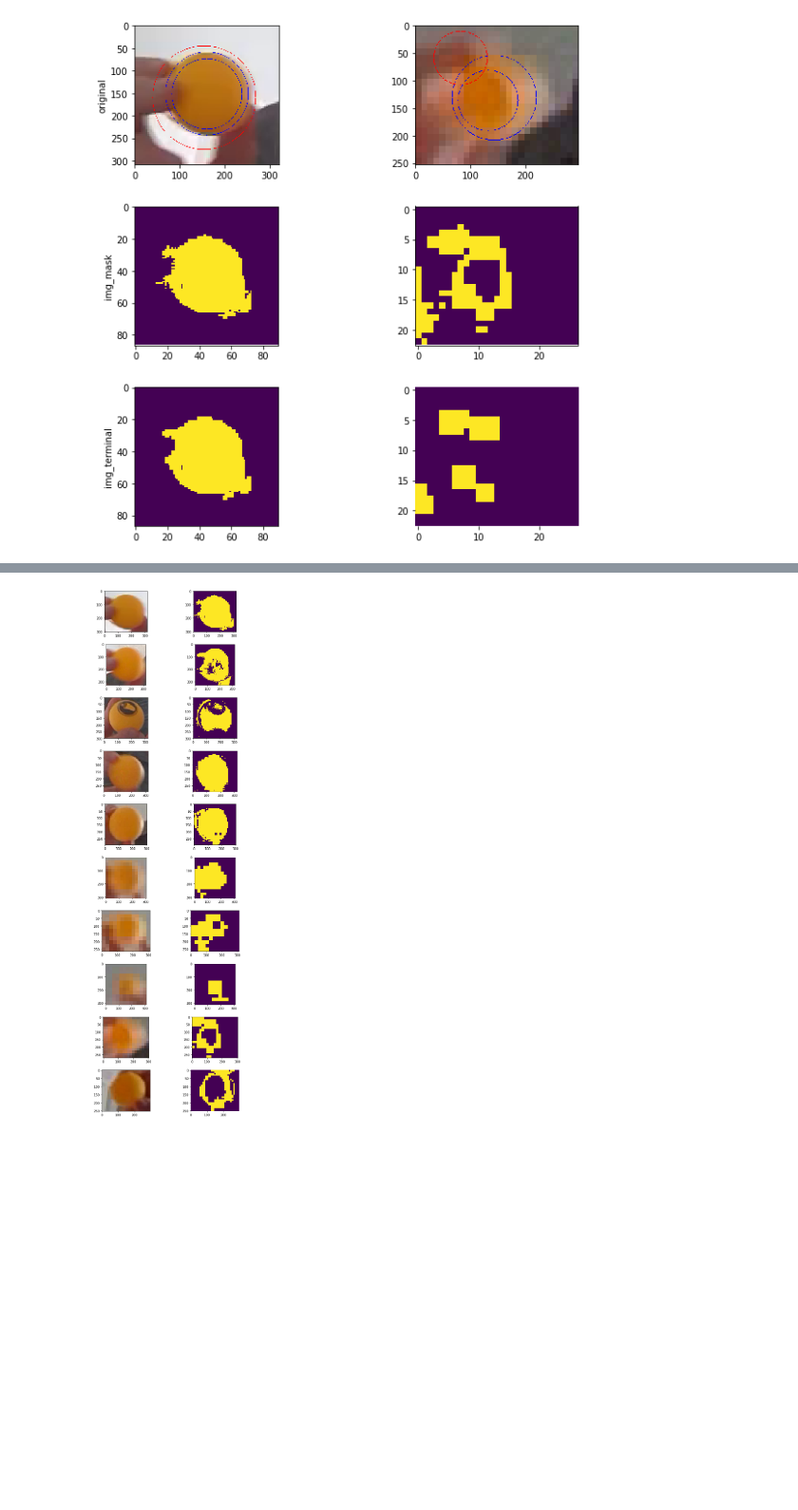
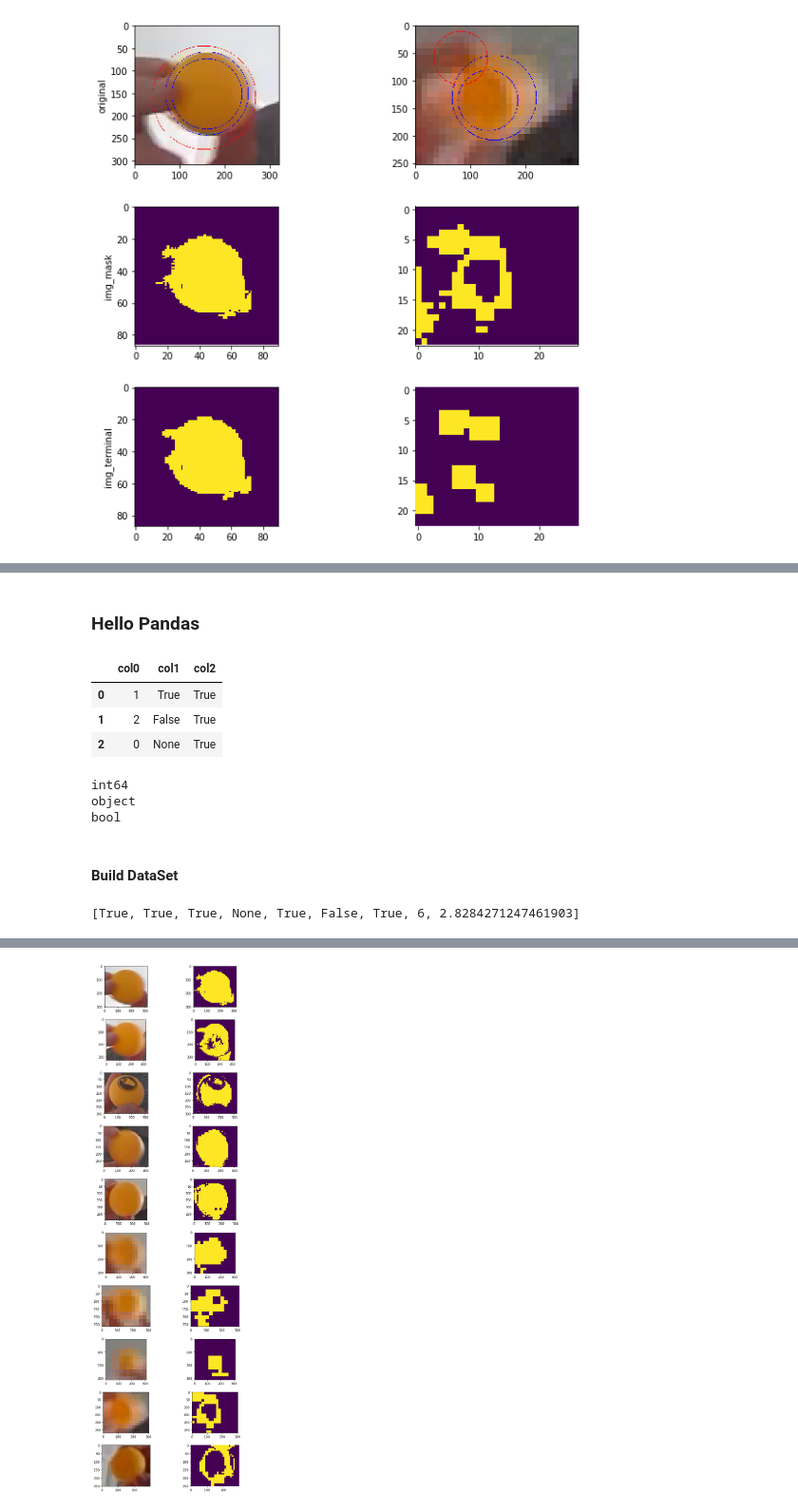
Before and after one commit to sutt/ppd, a Jupyter notebook: books/analyze-orange-thresh-2.ipynb, the cells around one changed output, grey strips where cells are left out. Shown at 95% size. Saved outputs shown, nothing was run; the diff lists cells and outputs as text; code cells hidden in the pictures; blank space fills up the shorter version.

```diff
--- a/books/analyze-orange-thresh-2.ipynb
+++ b/books/analyze-orange-thresh-2.ipynb
@@ -164,0 +205,2 @@ multiPlot(chart_data, input_transform_titles =
+# %% [markdown]
+### Hello Pandas
@@ -164,0 +209,19 @@ multiPlot(chart_data, input_transform_titles =
+# %%
+_z = [1,2, 0]
+_a = [True, False, None]
+_b = [True, True, True]
+df = pd.DataFrame(data = {'col0': _z, 'col1':_a, 'col2':_b})
+df
+# %% [output]
+|  | col0 | col1 | col2 |
+| 0 | 1 | True | True |
+| 1 | 2 | False | True |
+| 2 | 0 | None | True |
+# %%
+print df['col0'].dtype
+print df['col1'].dtype
+print df['col2'].dtype
+# %% [output]
+int64
+object
+bool
@@ -164,0 +231,56 @@ multiPlot(chart_data, input_transform_titles =
+# %% [markdown]
+#### Build DataSet
+# %%
+eval_method_names = [
+ 'checkBaselineInsideTrack',
+ 'checkBothContainsOther',
+ 'checkEitherContainsOther',
+ 'checkTrackInWindow',
+ 'checkTrackInsideBaseline',
+ 'checkTrackInsideBaselineRect',
+ 'checkTrackSuccess',
+ 'compareRadii',
+ 'distanceFromBaseline'
+]
+
+def evalRecord(gs, tracker, method_names):
+    ''' return a list of values (double, int, str, bool, obj) corresponding
+        to the result an EvalTracker method for that gs. Order of list
+        corresponds to order of method_names'''
+
+    list_data = []
+
+    # init objects
+    try:
+        _ev = EvalTracker()
+        _ev.setBaselineScore(gs.displayInputScore)
+
+        tracker.setFrame(gs.getOrigFrame())
+        tracker.trackFrame()
+
+        _trackScore = tracker.getTrackScore()
+
+    except:
+        print 'failed on init stage of build data, returning'
+        return
+
+
+    # for each ev methods
+#     dict_data['frameCounter'] = gs.frameCounter
+
+    for meth_name in method_names:
+
+        try:
+            _evMeth = getattr(_ev, meth_name)
+            _val = _evMeth(_trackScore)
+        except:
+            _val = None
+
+        list_data.append(_val)
+
+    return list_data
+
+dict_data = evalRecord(listGS[0], tracker, copy.copy(eval_method_names))
+print dict_data
+# %% [output]
+[True, True, True, None, True, False, True, 6, 2.8284271247461903]
```
Also changed, not shown: parts of 17 cells of this notebook, 3 other files.
